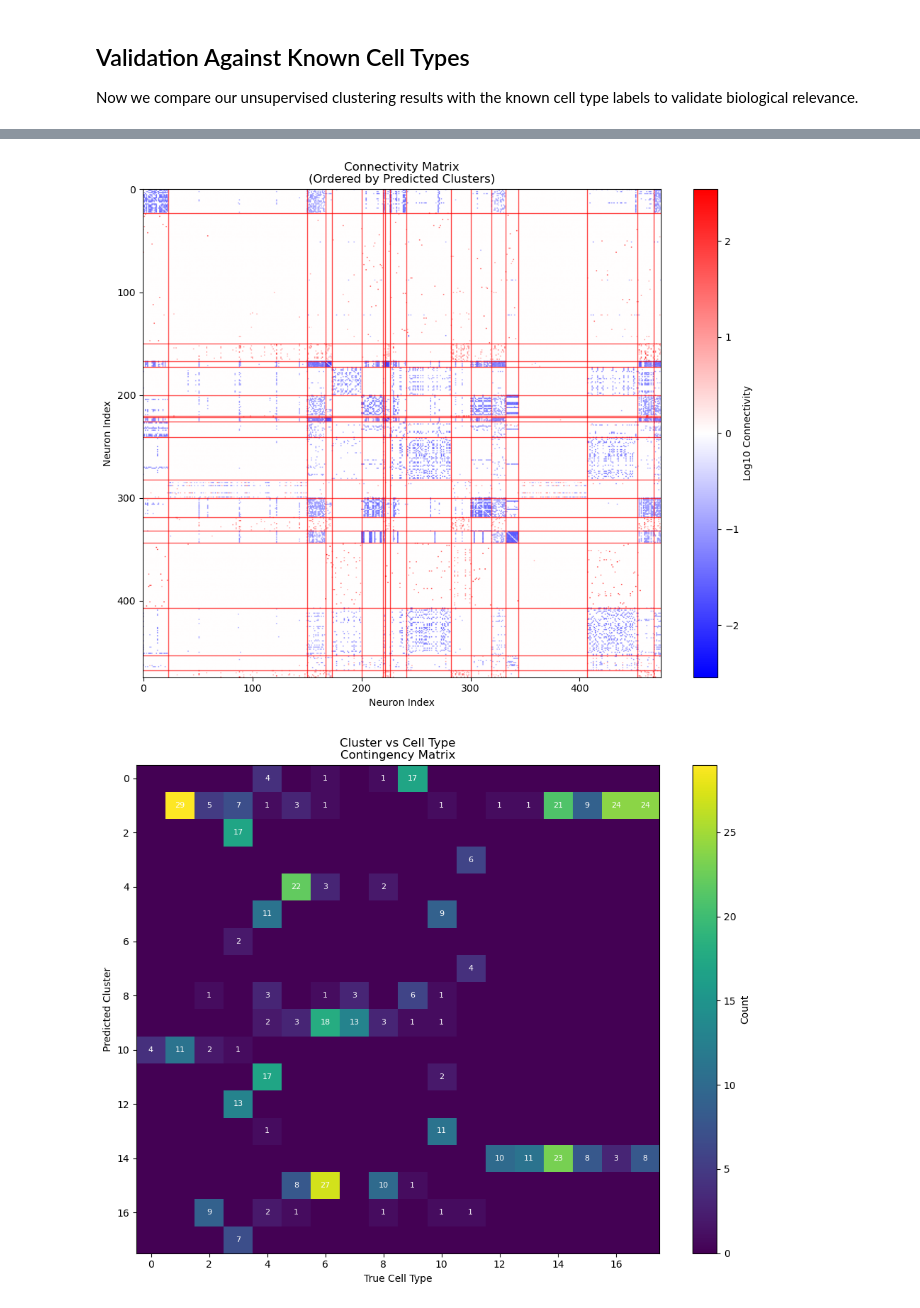
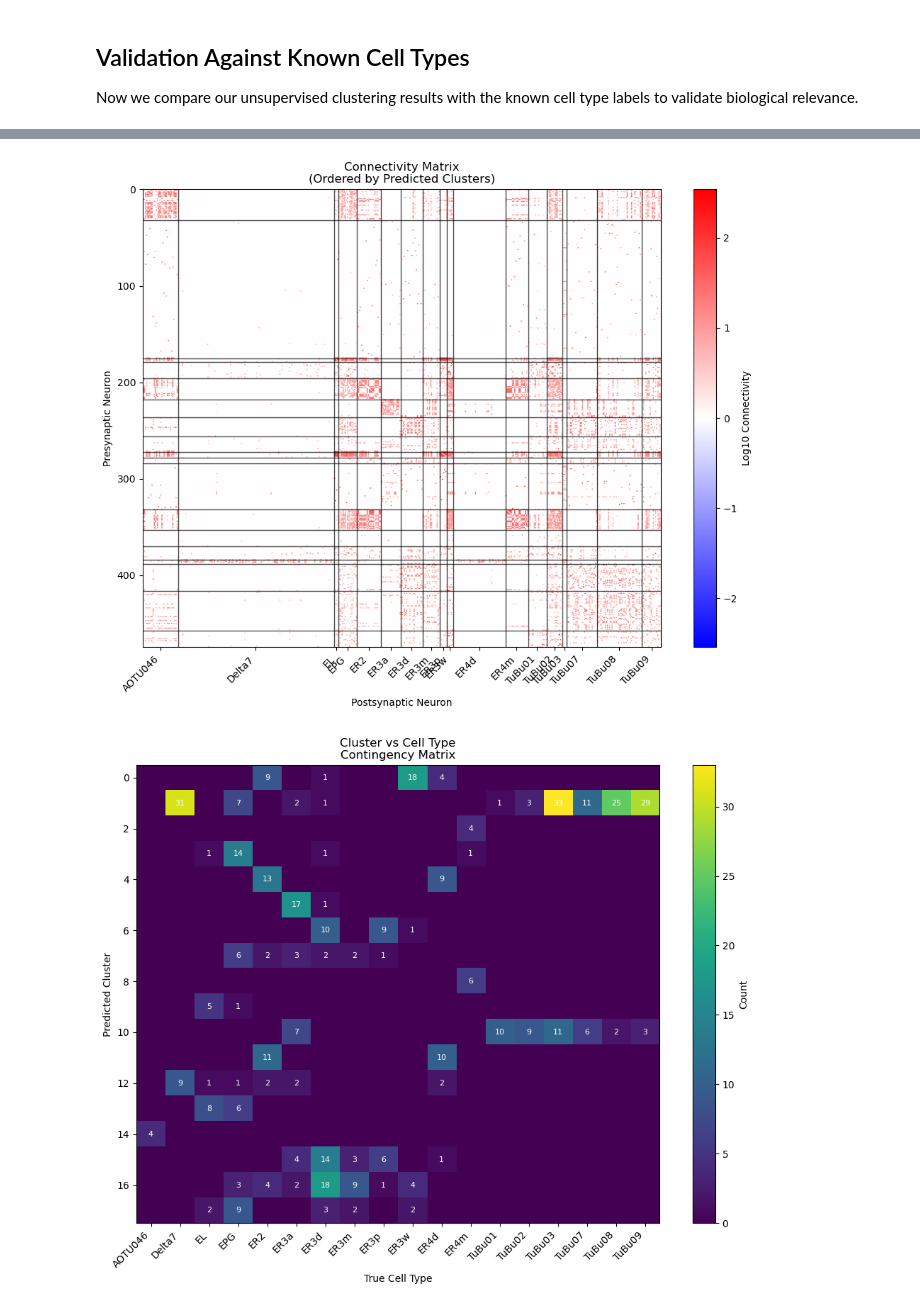
Before and after one commit to CharlesXu-Jingyue/GraphConnectomicsPOC, a Jupyter notebook: notebooks/01_preprocessing.ipynb, the cells around one changed output, grey strips where cells are left out. Cells and saved outputs as stored; diff of their text form; code cells hidden in the pictures.

Commit message:
graph-based clustering

```diff
--- a/notebooks/01_preprocessing.ipynb
+++ b/notebooks/01_preprocessing.ipynb
@@ -258,6 +319,11 @@ The shuffule list of neuron types is: ['ER3a', 'EPG', 'ER2', 'TuBu09', 'ER4d', '
 ## Basic Matrix Validation and Statistics
 
 Following section 1.1 of the project plan, let's validate the connectivity matrix and compute fundamental statistics.
+# %%
+A = structural_connectivity_matrix
+# A = row_normalized_structural_connectivity_matrix
+# A = functional_connectivity_matrix
+# A = row_normalized_structural_connectivity_matrix + functional_connectivity_matrix
 # %%
 # Import validation functions
 from preprocessing.validation import validate_connectivity_matrix, compute_degree_statistics, compute_weight_statistics
@@ -321,7 +416,7 @@ for method in methods:
     print(f"\n--- {method.capitalize()} Clustering ---")
     try:
         results = connectivity_based_clustering(
-            connectivity_matrix,
+            A,
             method=method,
             n_clusters=len(set(ctoi_list))  # Use true number as hint, but algorithm will decide
         )
@@ -424,0 +529,4 @@ Cluster 17 (n=7):
+# %%
+cluster_centers = [(cluster_boundaries[i-1] + cluster_boundaries[i]) // 2 if i > 0 else cluster_boundaries[i] // 2 for i in range(len(cluster_boundaries))]
+cluster_centers.append((cluster_boundaries[-1] + len(best_labels)) // 2)  # Add center for last cluster
+cluster_centers
@@ -427,16 +554,16 @@ Cluster 17 (n=7):
 if best_method:
     # 1. Original connectivity matrix (ordered by clusters)
     cluster_order = np.argsort(best_labels)
-    W_ordered = connectivity_matrix[cluster_order][:, cluster_order]
+    W_ordered = A[cluster_order][:, cluster_order]
 
     plt.figure(figsize=(10, 8))
     plt.imshow(np.log10(np.abs(W_ordered) + 1) * np.sign(W_ordered),
                cmap='bwr', aspect='auto',
-               vmin=-np.max(np.log10(np.abs(connectivity_matrix) + 1)),
-               vmax=np.max(np.log10(np.abs(connectivity_matrix) + 1)))
+               vmin=-np.max(np.log10(np.abs(A) + 1)),
+               vmax=np.max(np.log10(np.abs(A) + 1)))
     plt.title('Connectivity Matrix\n(Ordered by Predicted Clusters)')
-    plt.xlabel('Neuron Index')
-    plt.ylabel('Neuron Index')
+    plt.xlabel('Postsynaptic Neuron')
+    plt.ylabel('Presynaptic Neuron')
 
     # Add cluster boundaries
     cluster_boundaries = []
@@ -447,8 +574,12 @@ if best_method:
             current_cluster = cluster
 
     for boundary in cluster_boundaries:
-        plt.axhline(boundary, color='red', linewidth=1, alpha=0.7)
-        plt.axvline(boundary, color='red', linewidth=1, alpha=0.7)
+        plt.axhline(boundary, color='k', linewidth=1, alpha=0.7)
+        plt.axvline(boundary, color='k', linewidth=1, alpha=0.7)
+
+    cluster_centers = [(cluster_boundaries[i-1] + cluster_boundaries[i]) // 2 if i > 0 else cluster_boundaries[i] // 2 for i in range(len(cluster_boundaries))]
+    cluster_centers.append((cluster_boundaries[-1] + len(best_labels)) // 2)  # Add center for last cluster
+    plt.xticks(cluster_centers, composition['true_type_labels'], rotation=45, ha='right')
 
     plt.colorbar(label='Log10 Connectivity')
     plt.tight_layout()
@@ -459,39 +590,40 @@ if best_method:
     contingency = composition['contingency_matrix']
     im = plt.imshow(contingency, cmap='viridis', aspect='auto')
     plt.title('Cluster vs Cell Type\nContingency Matrix')
+    plt.xticks(range(len(composition['pred_cluster_labels'])), composition['true_type_labels'], rotation=45, ha='right')
     plt.xlabel('True Cell Type')
     plt.ylabel('Predicted Cluster')
 
     # Add text annotations
     for i in range(contingency.shape[0]):
         for j in range(contingency.shape[1]):
             if contingency[i, j] > 0:
                 plt.text(j, i, f'{int(contingency[i, j])}',
                         ha='center', va='center', color='white', fontsize=8)
 
     plt.colorbar(im, label='Count')
     plt.tight_layout()
     plt.show()
 
     # 3. Cell type distribution
     plt.figure(figsize=(12, 6))
     cell_type_counts = pd.Series(ctoi_list).value_counts()
     plt.bar(range(len(cell_type_counts)), cell_type_counts.values)
     plt.title('True Cell Type Distribution')
     plt.xlabel('Cell Type')
     plt.ylabel('Count')
     plt.xticks(range(len(cell_type_counts)), cell_type_counts.index, rotation=45, ha='right')
     plt.tight_layout()
     plt.show()
 
     # Summary statistics
     print(f"\n=== Summary ===")
-    print(f"Dataset: {connectivity_matrix.shape[0]} neurons from {len(set(ctoi_list))} cell types")
+    print(f"Dataset: {A.shape[0]} neurons from {len(set(ctoi_list))} cell types")
     print(f"Best unsupervised clustering achieved {comparison['adjusted_rand_score']:.3f} ARI with ground truth")
     print(f"This suggests {'strong' if comparison['adjusted_rand_score'] > 0.5 else 'moderate' if comparison['adjusted_rand_score'] > 0.2 else 'weak'} correspondence between connectivity and cell type")
 # %% [output]
-[figure, old version]
+[figure, new version]
-[figure, old version]
+[figure, new version]
 [figure]
 === Summary ===
 Dataset: 475 neurons from 18 cell types
```
Also changed, not shown: parts of 17 cells of this notebook, 1 other file.
